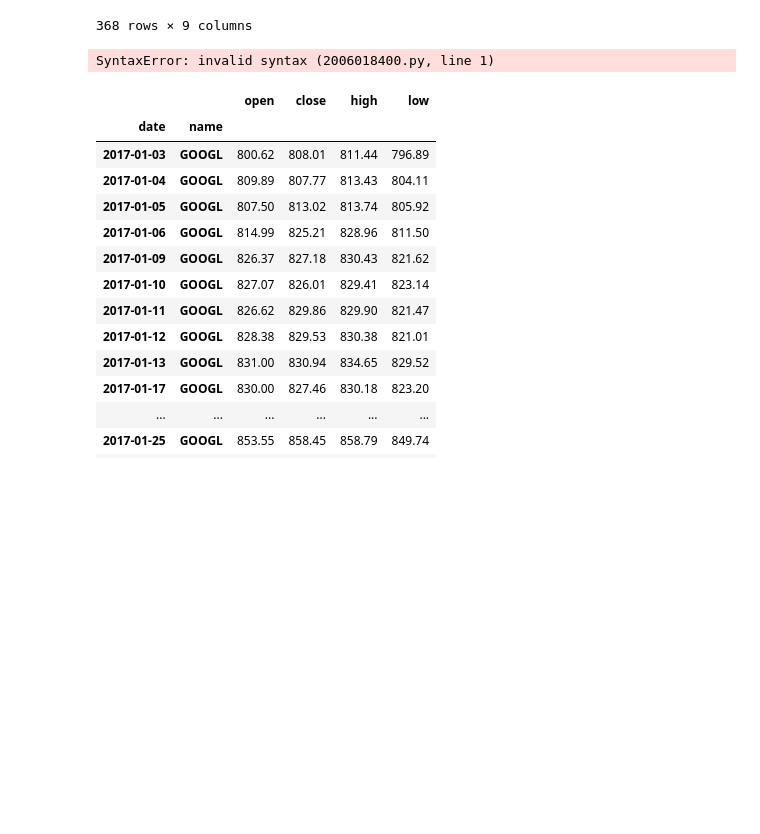
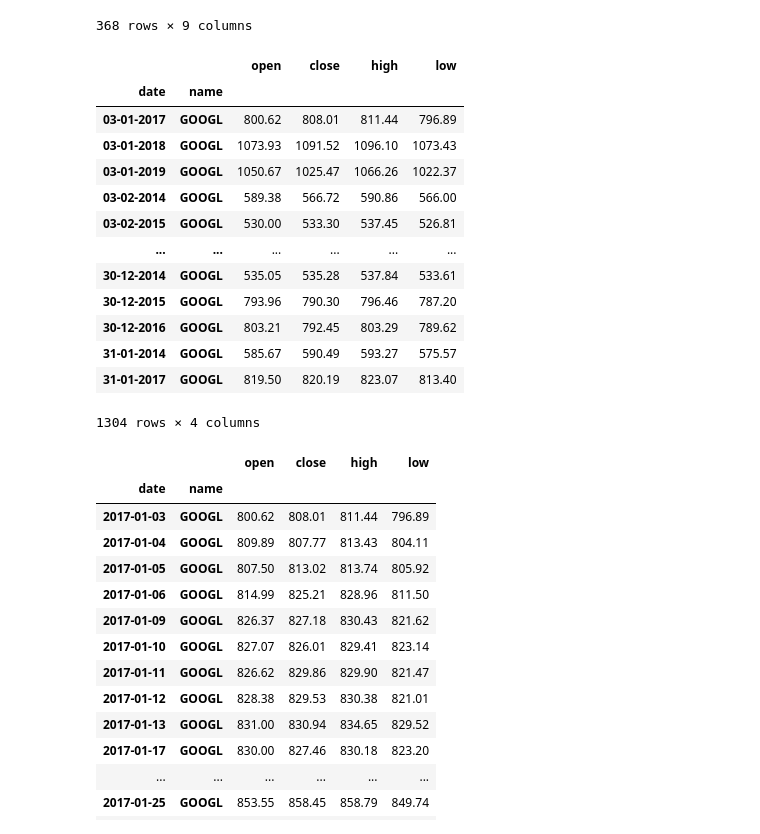
Before and after one commit to Narula901/Python-Library, a Jupyter notebook: Pandas/Practice Problems/Practice Problem - Going MultiDimensional - 1.ipynb, the cells around one changed output. Drawn from its saved outputs; the diff is of its cells as text; code cells hidden in the pictures; blank space fills up the shorter version.

```diff
--- a/Pandas/Practice Problems/Practice Problem - Going MultiDimensional - 1.ipynb
+++ b/Pandas/Practice Problems/Practice Problem - Going MultiDimensional - 1.ipynb
@@ -444,10 +449,25 @@ result
 | 05-02-2016 | FB | 2 | 2016 | 5 | 109.51 | 104.07 | 109.58 | 103.18 | 76894741 | high |
 |  | GOOGL | 2 | 2016 | 5 | 725.50 | 703.76 | 726.72 | 700.14 | 5477821 | high |
 368 rows × 9 columns
+# %%
+tech_sorted = tech.sort_index(level='date')
 # %%
-tech.loc[('03-01-2017':'31-01-2017', ['GOOGL', 'FB']),:]
+tech_sorted.loc[(slice('03-01-2017', '31-01-2017'), 'GOOGL'), 'open':'low']
 # %% [output]
+|  |  | open | close | high | low |
+| date | name |  |  |  |  |
+| 03-01-2017 | GOOGL | 800.62 | 808.01 | 811.44 | 796.89 |
+| 03-01-2018 | GOOGL | 1073.93 | 1091.52 | 1096.10 | 1073.43 |
+| 03-01-2019 | GOOGL | 1050.67 | 1025.47 | 1066.26 | 1022.37 |
+| 03-02-2014 | GOOGL | 589.38 | 566.72 | 590.86 | 566.00 |
+| 03-02-2015 | GOOGL | 530.00 | 533.30 | 537.45 | 526.81 |
+| ... | ... | ... | ... | ... | ... |
+| 30-12-2014 | GOOGL | 535.05 | 535.28 | 537.84 | 533.61 |
+| 30-12-2015 | GOOGL | 793.96 | 790.30 | 796.46 | 787.20 |
+| 30-12-2016 | GOOGL | 803.21 | 792.45 | 803.29 | 789.62 |
+| 31-01-2014 | GOOGL | 585.67 | 590.49 | 593.27 | 575.57 |
+| 31-01-2017 | GOOGL | 819.50 | 820.19 | 823.07 | 813.40 |
-SyntaxError: invalid syntax (2006018400.py, line 1)
+1304 rows × 4 columns
 # %%
 tech.loc[(slice('2017-01-03','2017-01-31'), 'GOOGL'), 'open':'low']  # Wrong answer
 # %% [output]
```
Also changed, not shown: parts of 6 cells of this notebook.
